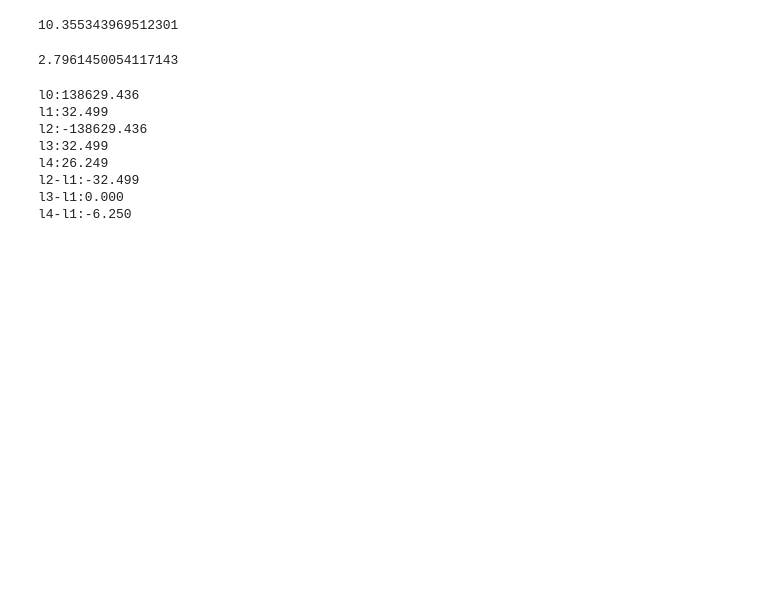
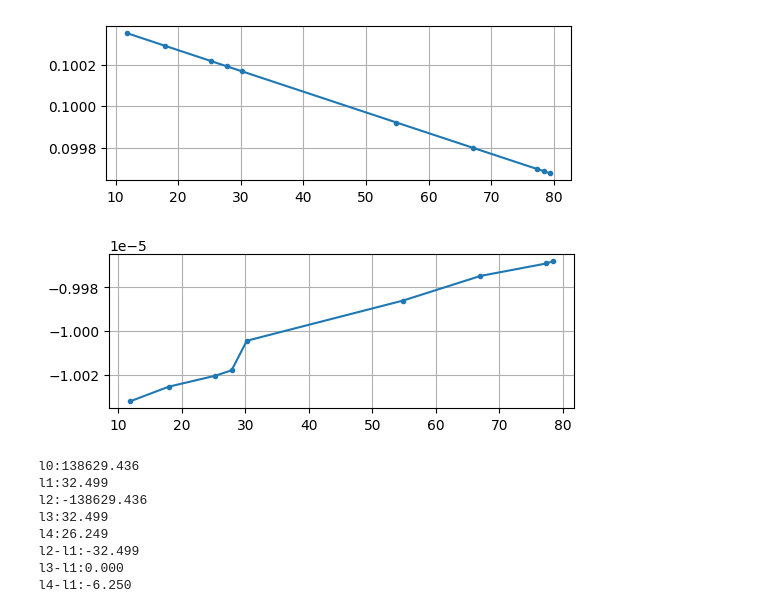
Before and after one commit to salar96/LearningFLPO, a Jupyter notebook: learn_LSE.ipynb, the cells around one changed output. Saved outputs shown, nothing was run; the diff lists cells and outputs as text; code cells hidden in the pictures; blank space fills up the shorter version.

```diff
--- a/learn_LSE.ipynb
+++ b/learn_LSE.ipynb
@@ -25,15 +25,31 @@ def logSumExp(D_array, beta):
     F = -1/beta * np.log(np.sum(np.exp(-beta*D_off))/len(D_array))
     # F = -np.log(np.sum(np.exp(-beta*D_off))) + np.log(len(D_array)) + D_min * beta
     return F
+
+def gibbs(D_array, beta):
+    D_min = np.min(D_array)
+    D_off = D_array - D_min
+    exp_bD = np.exp(-beta * D_off)
+    sum_exp_bD = np.sum(exp_bD)
+    P = exp_bD/sum_exp_bD
+    return P
-# %%
-np.random.seed(10)
-D_array = np.random.uniform(10,100,20)
-print(D_array.min())
-beta0 = 1
-logSumExp(D_array, beta0)
-# %% [output]
-10.355343969512301
-2.7961450054117143
+# %%
+np.random.seed(10)
+D_array = np.sort(np.random.uniform(10,100,10))
+beta = 0.0001
+P = gibbs(D_array, beta)
+slopeP = (P[1:] - P[0:-1])/(D_array[1:]-D_array[0:-1])
+plt.figure(figsize=(6,2))
+plt.plot(D_array, P, marker='.')
+plt.grid()
+
+plt.figure(figsize=(6,2))
+plt.plot(D_array[0:-1], slopeP, marker='.')
+plt.grid()
+plt.show()
+# %% [output]
+[figure, added]
+[figure, added]
 # %%
 d1 = 10
 d2 = 30
```
Also changed, not shown: parts of 9 cells of this notebook, 3 other files.
